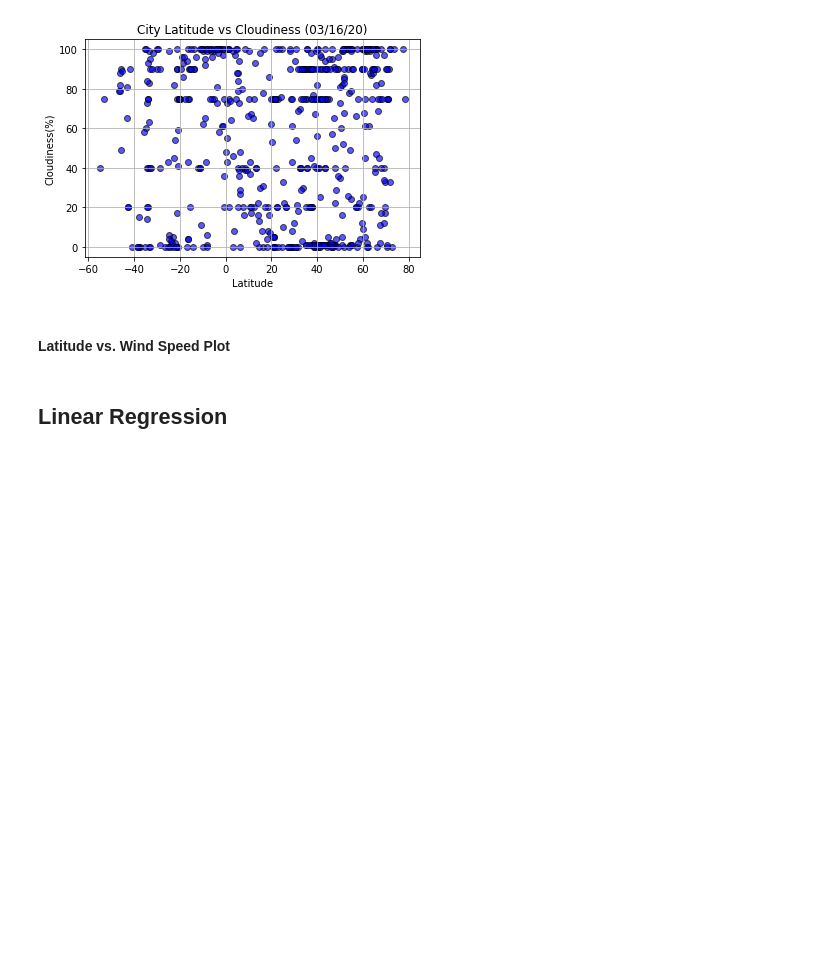
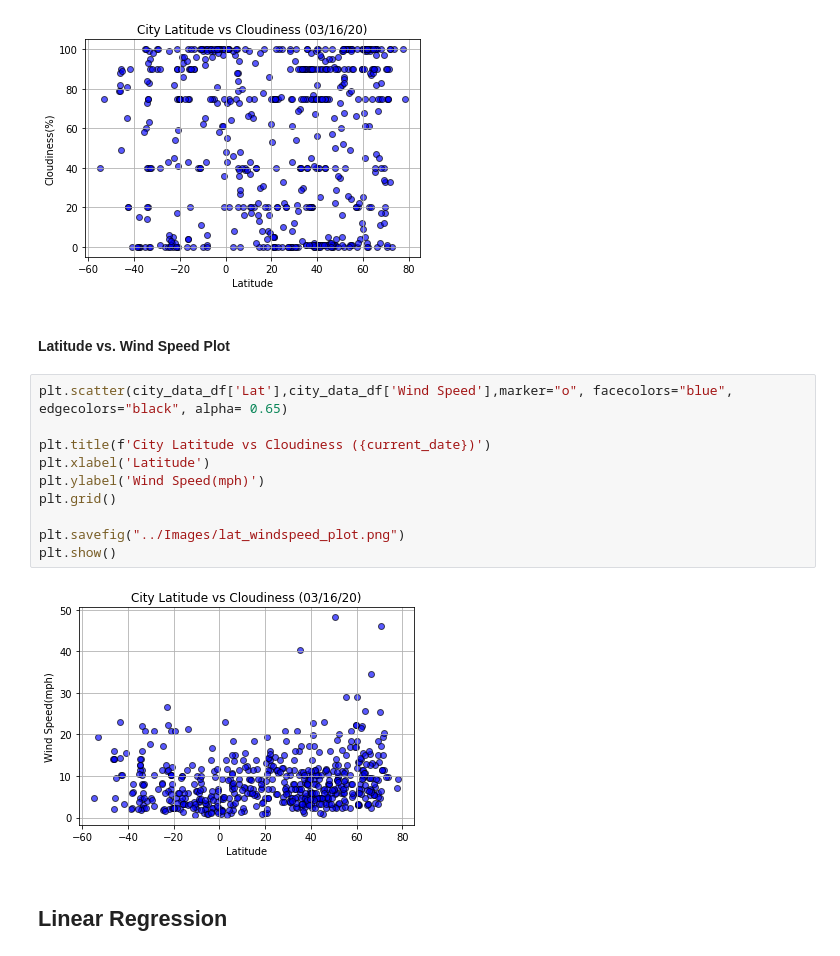
Before and after one commit to prerak-patel/python-api, a Jupyter notebook: WeatherPy/WeatherPy.ipynb, the cells around one changed output. Cells and saved outputs as stored; diff of their text form; blank space fills up the shorter version.

Commit message:
Latitude vs. Wind Speed Plot

```diff
--- a/WeatherPy/WeatherPy.ipynb
+++ b/WeatherPy/WeatherPy.ipynb
@@ -198,6 +198,18 @@ plt.show()
 [figure]
 # %% [markdown]
 #### Latitude vs. Wind Speed Plot
+# %%
+plt.scatter(city_data_df['Lat'],city_data_df['Wind Speed'],marker="o", facecolors="blue", edgecolors="black", alpha= 0.65)
+
+plt.title(f'City Latitude vs Cloudiness ({current_date})')
+plt.xlabel('Latitude')
+plt.ylabel('Wind Speed(mph)')
+plt.grid()
+
+plt.savefig("../Images/lat_windspeed_plot.png")
+plt.show()
+# %% [output]
+[figure, added]
 # %% [markdown]
 ## Linear Regression
 # %%
```
